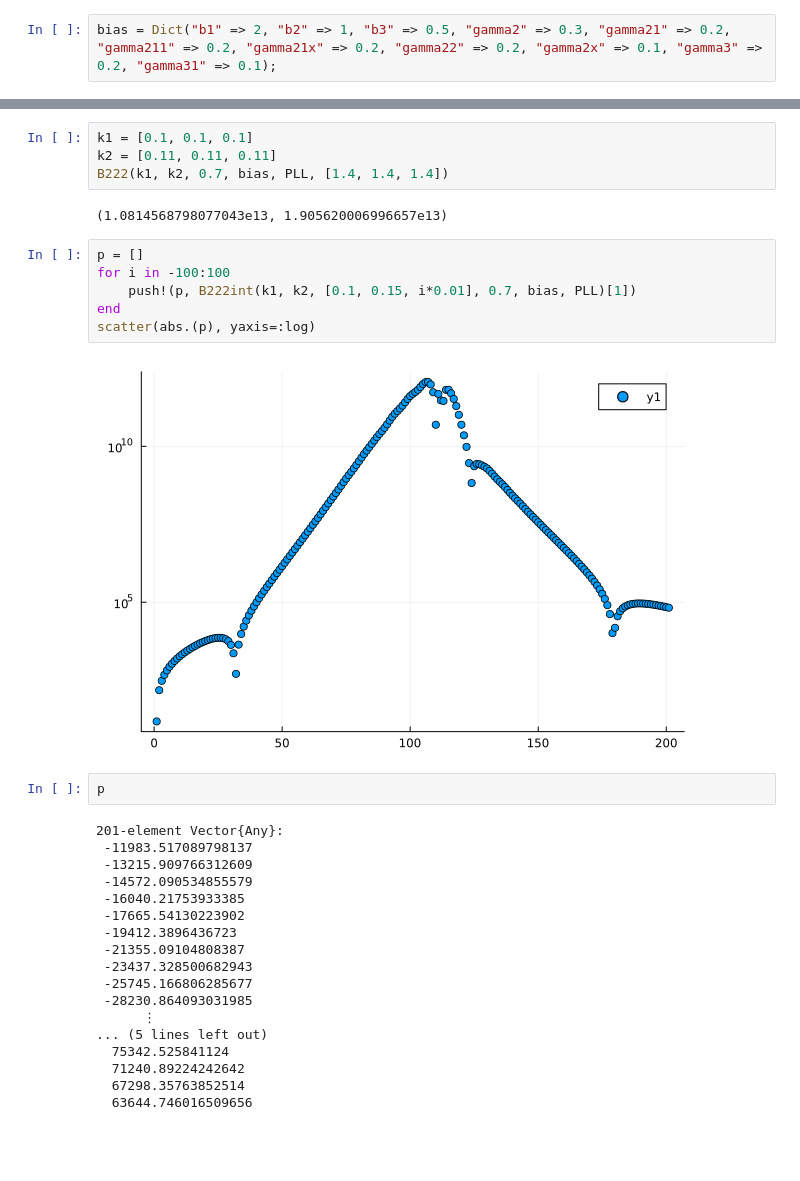
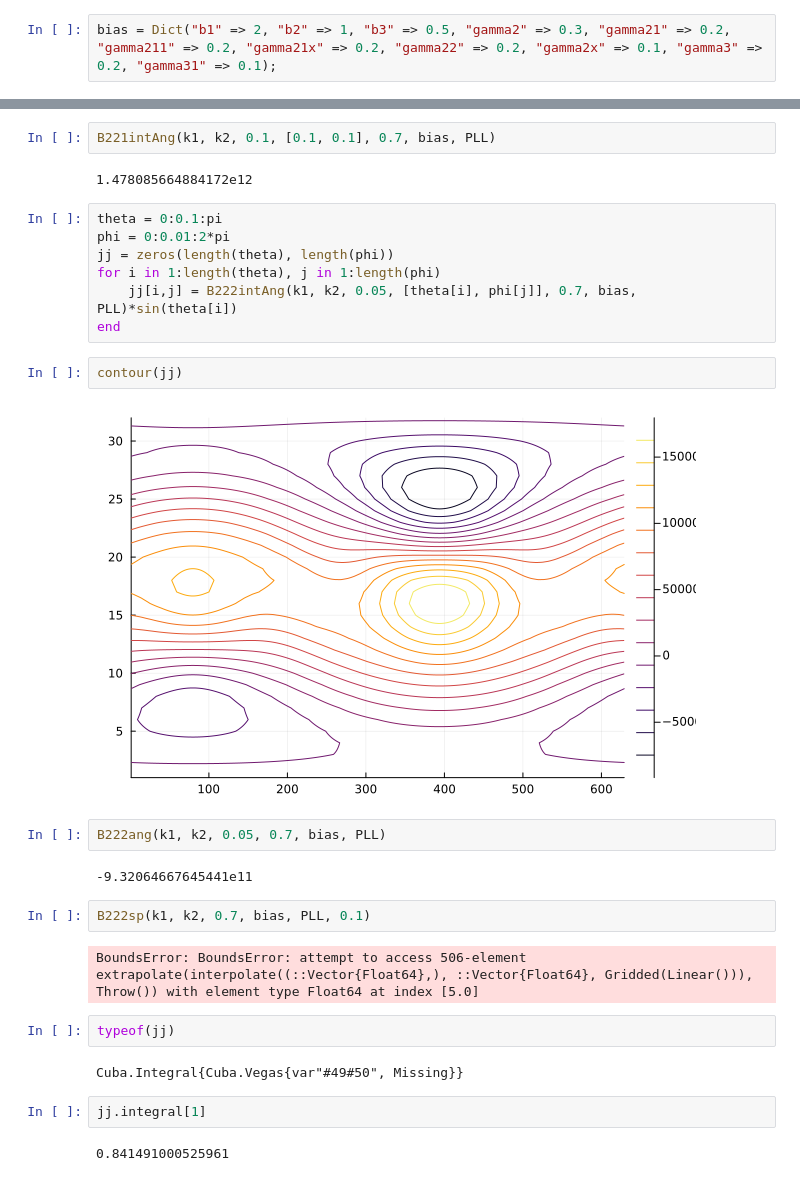
Before and after one commit to ladosamushia/BeFit, a Jupyter notebook: notebook/testing.ipynb, the cells around one changed output, grey strips where cells are left out. Drawn from its saved outputs; the diff is of its cells as text; blank space fills up the shorter version.

Commit message:
B222 integral works

```diff
--- a/notebook/testing.ipynb
+++ b/notebook/testing.ipynb
@@ -30,34 +31,31 @@ B222(k1, k2, 0.7, bias, PLL, [0.4, 0.4, 0.4])
 # %%
-k1 = [0.1, 0.1, 0.1]
-k2 = [0.11, 0.11, 0.11]
-B222(k1, k2, 0.7, bias, PLL, [1.4, 1.4, 1.4])
+B221intAng(k1, k2, 0.1, [0.1, 0.1], 0.7, bias, PLL)
 # %% [output]
-(1.0814568798077043e13, 1.905620006996657e13)
+1.478085664884172e12
-# %%
-p = []
-for i in -100:100
-    push!(p, B222int(k1, k2, [0.1, 0.15, i*0.01], 0.7, bias, PLL)[1])
-end
-scatter(abs.(p), yaxis=:log)
-# %% [output]
-[figure, removed]
-# %%
-p
-# %% [output]
-201-element Vector{Any}:
- -11983.517089798137
- -13215.909766312609
- -14572.090534855579
- -16040.21753933385
- -17665.54130223902
- -19412.3896436723
- -21355.09104808387
- -23437.328500682943
- -25745.166806285677
- -28230.864093031985
-      ⋮
-... (5 lines left out)
-  75342.525841124
-  71240.89224242642
-  67298.35763852514
-  63644.746016509656
+# %%
+theta = 0:0.1:pi
+phi = 0:0.01:2*pi
+jj = zeros(length(theta), length(phi))
+for i in 1:length(theta), j in 1:length(phi)
+    jj[i,j] = B222intAng(k1, k2, 0.05, [theta[i], phi[j]], 0.7, bias, PLL)*sin(theta[i])
+end
+# %%
+contour(jj)
+# %% [output]
+[figure, added]
+# %%
+B222ang(k1, k2, 0.05, 0.7, bias, PLL)
+# %% [output]
+-9.32064667645441e11
+# %%
+B222sp(k1, k2, 0.7, bias, PLL, 0.1)
+# %% [output]
+BoundsError: BoundsError: attempt to access 506-element extrapolate(interpolate((::Vector{Float64},), ::Vector{Float64}, Gridded(Linear())), Throw()) with element type Float64 at index [5.0]
+# %%
+typeof(jj)
+# %% [output]
+Cuba.Integral{Cuba.Vegas{var"#49#50", Missing}}
+# %%
+jj.integral[1]
+# %% [output]
+0.841491000525961
```
Also changed, not shown: parts of 4 cells of this notebook, 1 other file.
